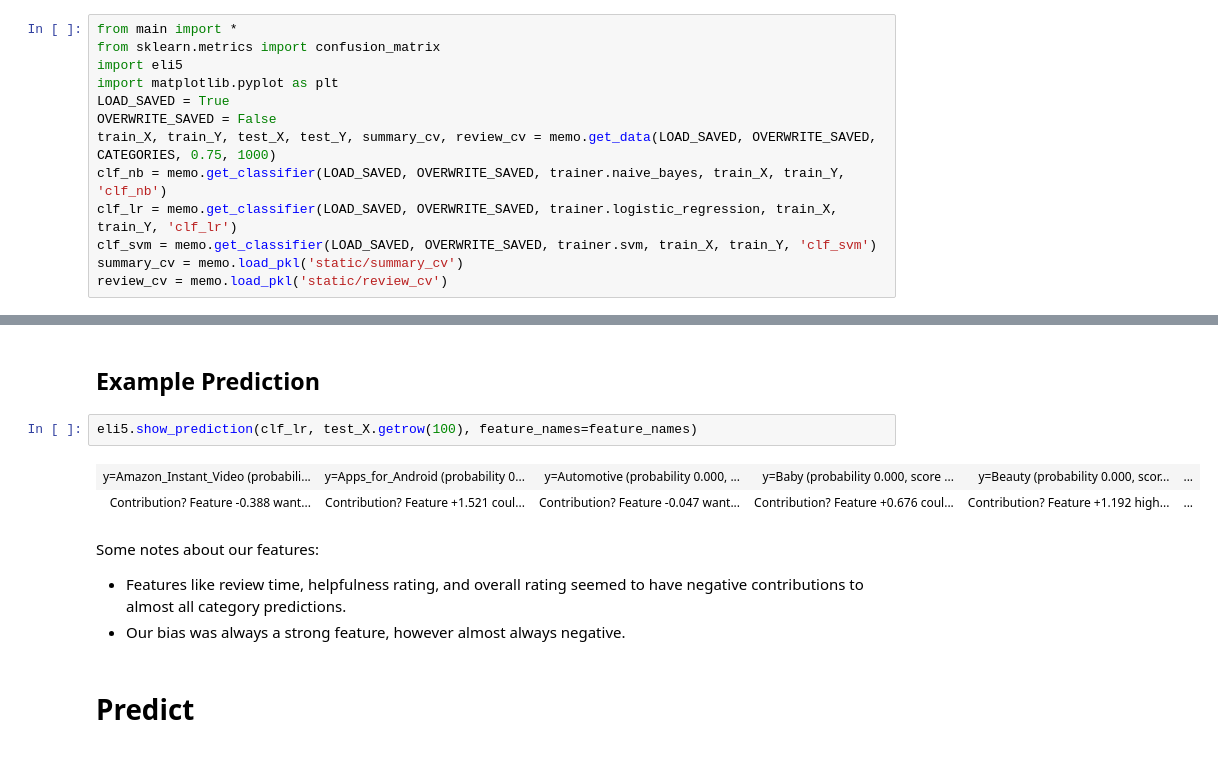
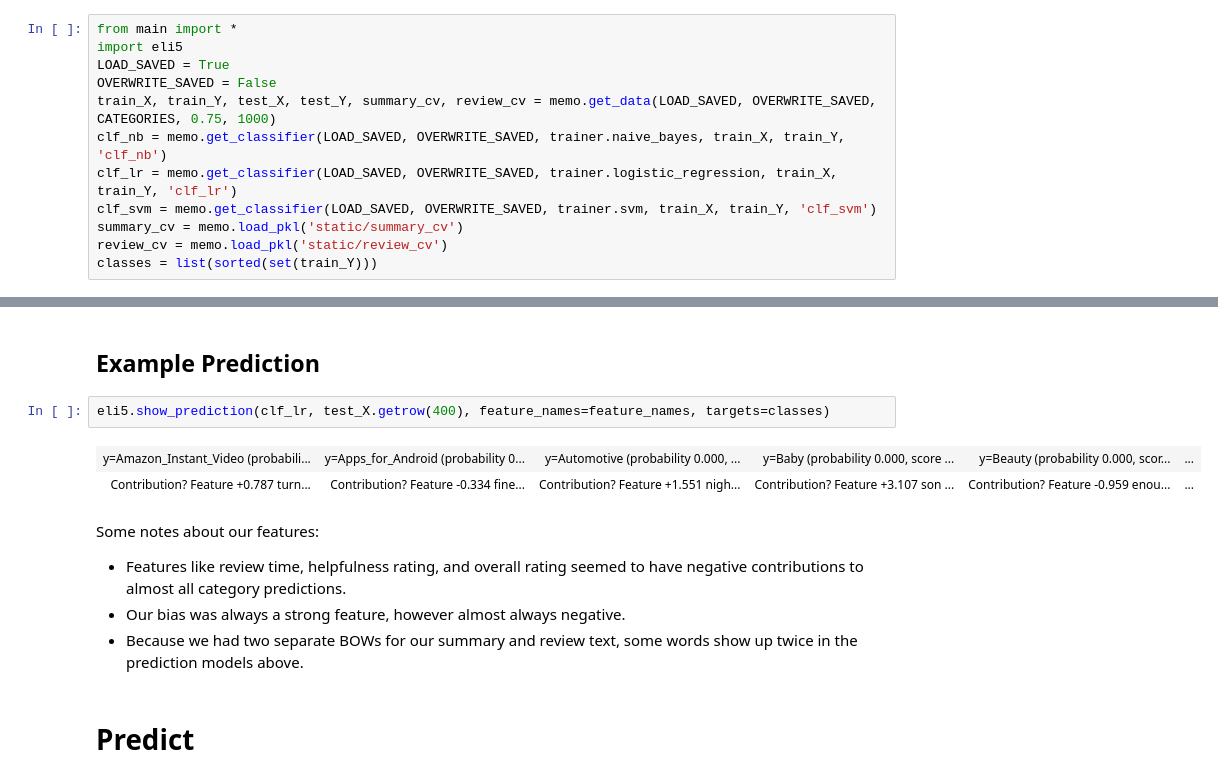
Before and after one commit to calexdiaz143/cs-175-amazon-project-clone, a Jupyter notebook: main/project.ipynb, the cells around one changed output, grey strips where cells are left out. Saved outputs shown, nothing was run; the diff lists cells and outputs as text.

```diff
--- a/main/project.ipynb
+++ b/main/project.ipynb
@@ -2,9 +2,7 @@
 # Load data and classifiers
 # %%
 from main import *
-from sklearn.metrics import confusion_matrix
 import eli5
-import matplotlib.pyplot as plt
 LOAD_SAVED = True
 OVERWRITE_SAVED = False
 train_X, train_Y, test_X, test_Y, summary_cv, review_cv = memo.get_data(LOAD_SAVED, OVERWRITE_SAVED, CATEGORIES, 0.75, 1000)
@@ -13,3 +11,4 @@ clf_lr = memo.get_classifier(LOAD_SAVED, OVERWRITE_SAVED, trainer.logistic_regre
 clf_svm = memo.get_classifier(LOAD_SAVED, OVERWRITE_SAVED, trainer.svm, train_X, train_Y, 'clf_svm')
 summary_cv = memo.load_pkl('static/summary_cv')
 review_cv = memo.load_pkl('static/review_cv')
+classes = list(sorted(set(train_Y)))
@@ -31,14 +26,15 @@ eli5.show_weights(clf_lr,top=5,feature_names=feature_names)
 # %% [markdown]
 ## Example Prediction
 # %%
-eli5.show_prediction(clf_lr, test_X.getrow(100), feature_names=feature_names)
+eli5.show_prediction(clf_lr, test_X.getrow(400), feature_names=feature_names, targets=classes)
 # %% [output]
 | y=Amazon_Instant_Video (probabili... | y=Apps_for_Android (probability 0... | y=Automotive (probability 0.000, ... | y=Baby (probability 0.000, score ... | y=Beauty (probability 0.000, scor... | ... |
-| Contribution? Feature -0.388 want... | Contribution? Feature +1.521 coul... | Contribution? Feature -0.047 want... | Contribution? Feature +0.676 coul... | Contribution? Feature +1.192 high... | ... |
+| Contribution? Feature +0.787 turn... | Contribution? Feature -0.334 fine... | Contribution? Feature +1.551 nigh... | Contribution? Feature +3.107 son ... | Contribution? Feature -0.959 enou... | ... |
 # %% [markdown]
 Some notes about our features:
 - Features like review time, helpfulness rating, and overall rating seemed to have negative contributions to almost all category predictions.
 - Our bias was always a strong feature, however almost always negative.
+- Because we had two separate BOWs for our summary and review text, some words show up twice in the prediction models above.
 # %% [markdown]
 # Predict
 # %% [markdown]
```
Also changed, not shown: parts of 6 cells of this notebook, 1 other file.
